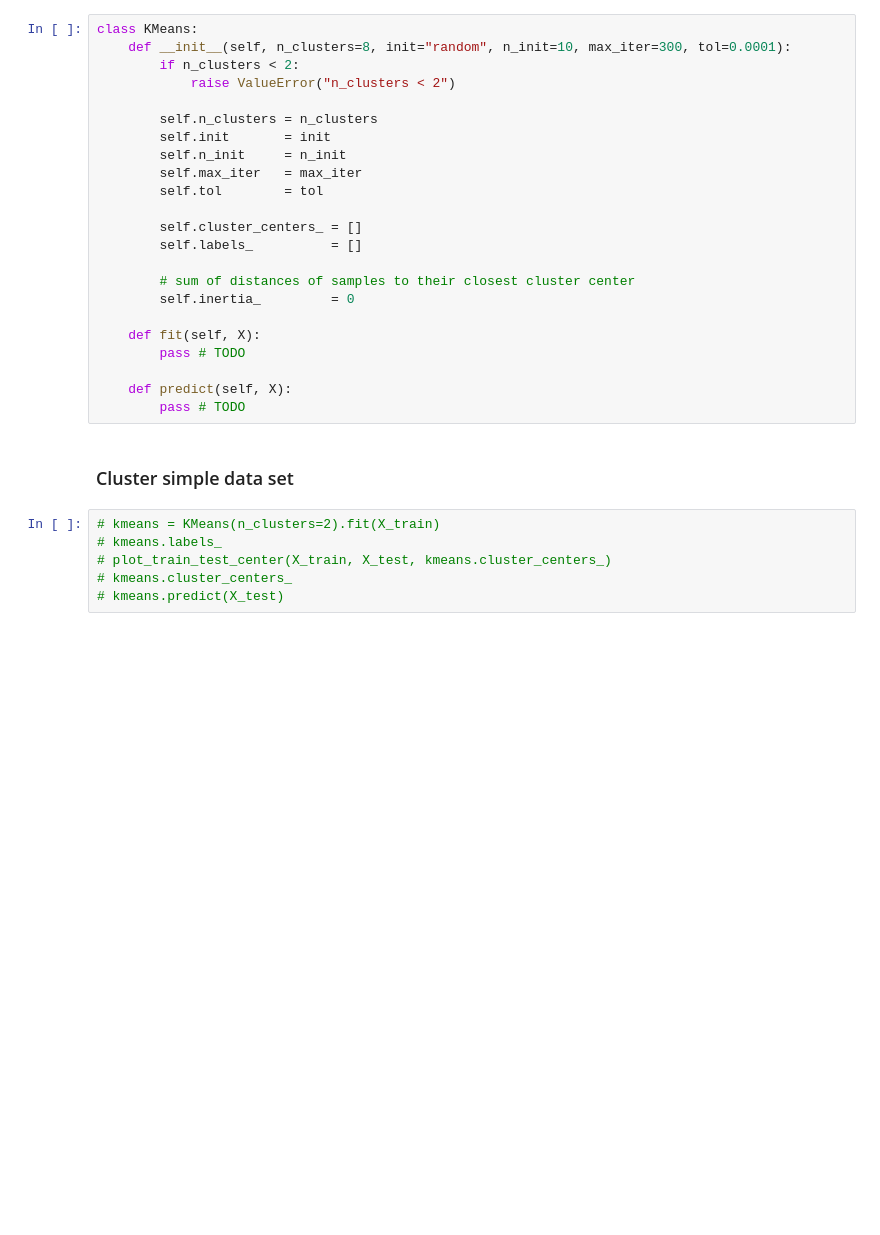
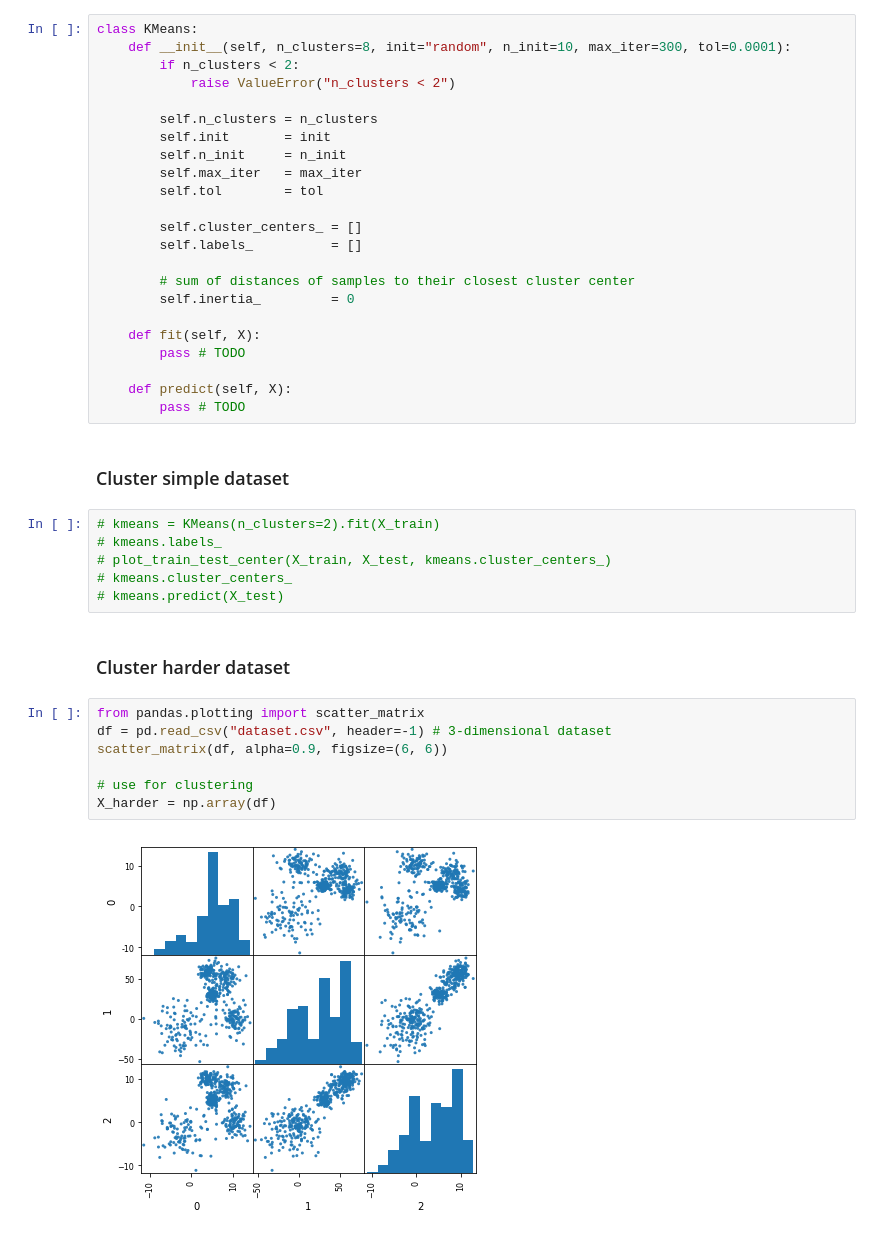
Before and after one commit to martinkersner/kmeans-meetup, a Jupyter notebook: k-Means.ipynb, the cells around one changed output. Cells and saved outputs as stored; diff of their text form; blank space fills up the shorter version.

Commit message:
added harder dataset

```diff
--- a/k-Means.ipynb
+++ b/k-Means.ipynb
@@ -231,10 +229,21 @@ class KMeans:
     def predict(self, X):
         pass # TODO
 # %% [markdown]
-### Cluster simple data set
+### Cluster simple dataset
 # %%
 # kmeans = KMeans(n_clusters=2).fit(X_train)
 # kmeans.labels_
 # plot_train_test_center(X_train, X_test, kmeans.cluster_centers_)
 # kmeans.cluster_centers_
 # kmeans.predict(X_test)
+# %% [markdown]
+### Cluster harder dataset
+# %%
+from pandas.plotting import scatter_matrix
+df = pd.read_csv("dataset.csv", header=-1) # 3-dimensional dataset
+scatter_matrix(df, alpha=0.9, figsize=(6, 6))
+
+# use for clustering
+X_harder = np.array(df)
+# %% [output]
+[figure, added]
```
Also changed, not shown: parts of 3 cells of this notebook, 1 other file.
